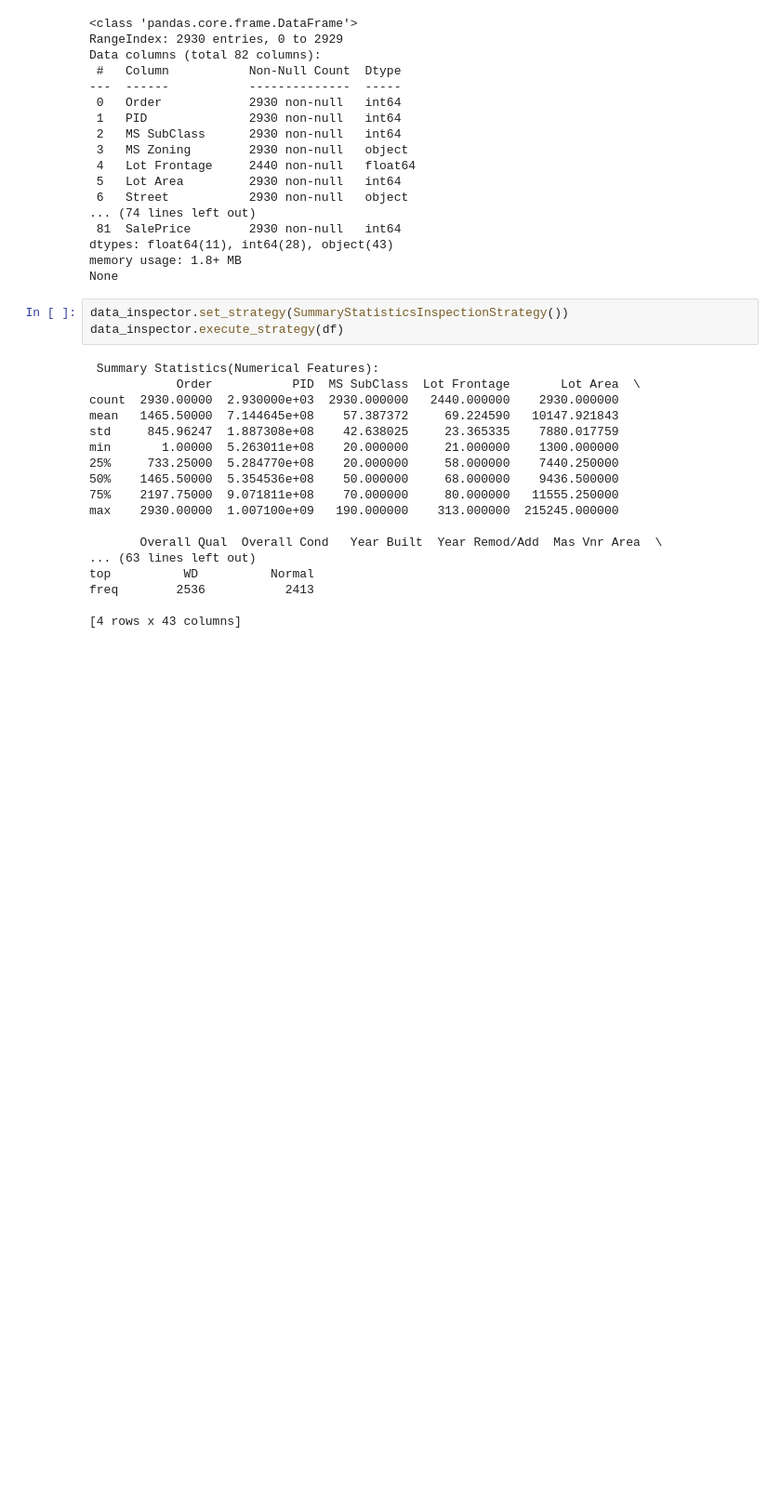
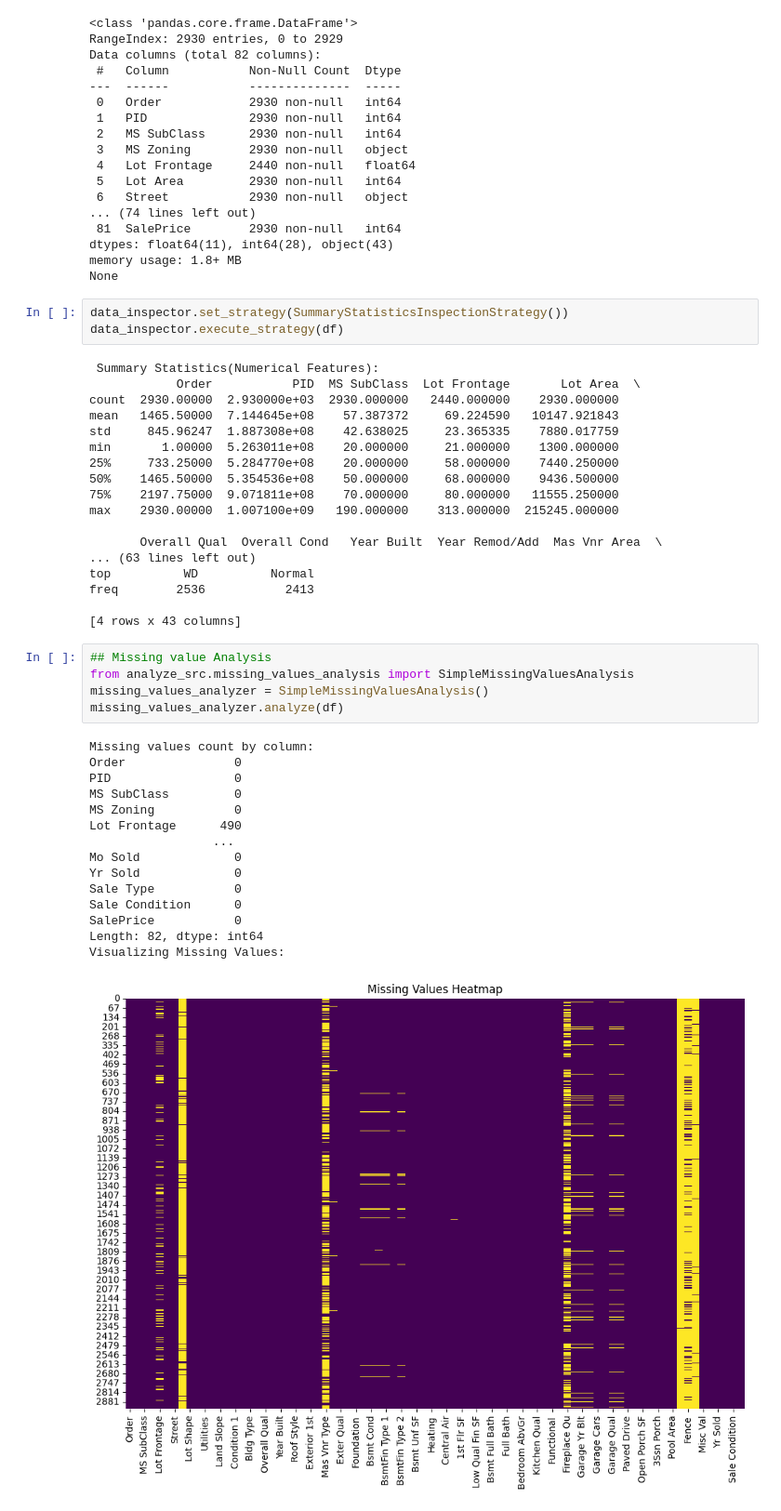
Before and after one commit to VectorCipher/End_to_End_Price_Prediction, a Jupyter notebook: analysis/EDA.ipynb, the cells around one changed output. Shown at 93% size. Saved outputs shown, nothing was run; the diff lists cells and outputs as text; blank space fills up the shorter version.

```diff
--- a/analysis/EDA.ipynb
+++ b/analysis/EDA.ipynb
@@ -56,3 +57,24 @@ top          WD          Normal
 freq        2536           2413
 
 [4 rows x 43 columns]
+# %%
+## Missing value Analysis
+from analyze_src.missing_values_analysis import SimpleMissingValuesAnalysis
+missing_values_analyzer = SimpleMissingValuesAnalysis()
+missing_values_analyzer.analyze(df)
+# %% [output]
+Missing values count by column:
+Order               0
+PID                 0
+MS SubClass         0
+MS Zoning           0
+Lot Frontage      490
+                 ...
+Mo Sold             0
+Yr Sold             0
+Sale Type           0
+Sale Condition      0
+SalePrice           0
+Length: 82, dtype: int64
+Visualizing Missing Values:
+[figure, added]
```
Also changed, not shown: parts of 8 cells of this notebook.
